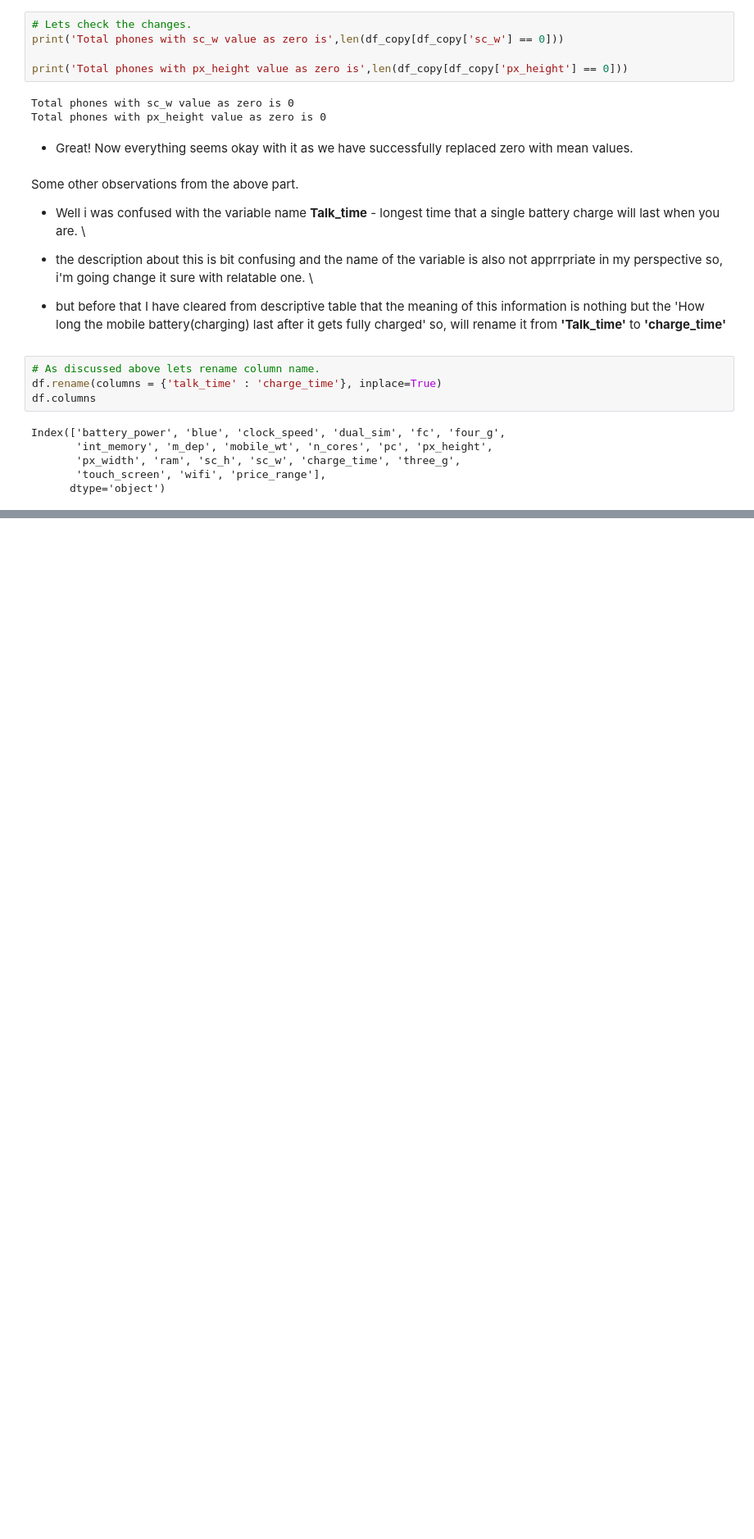
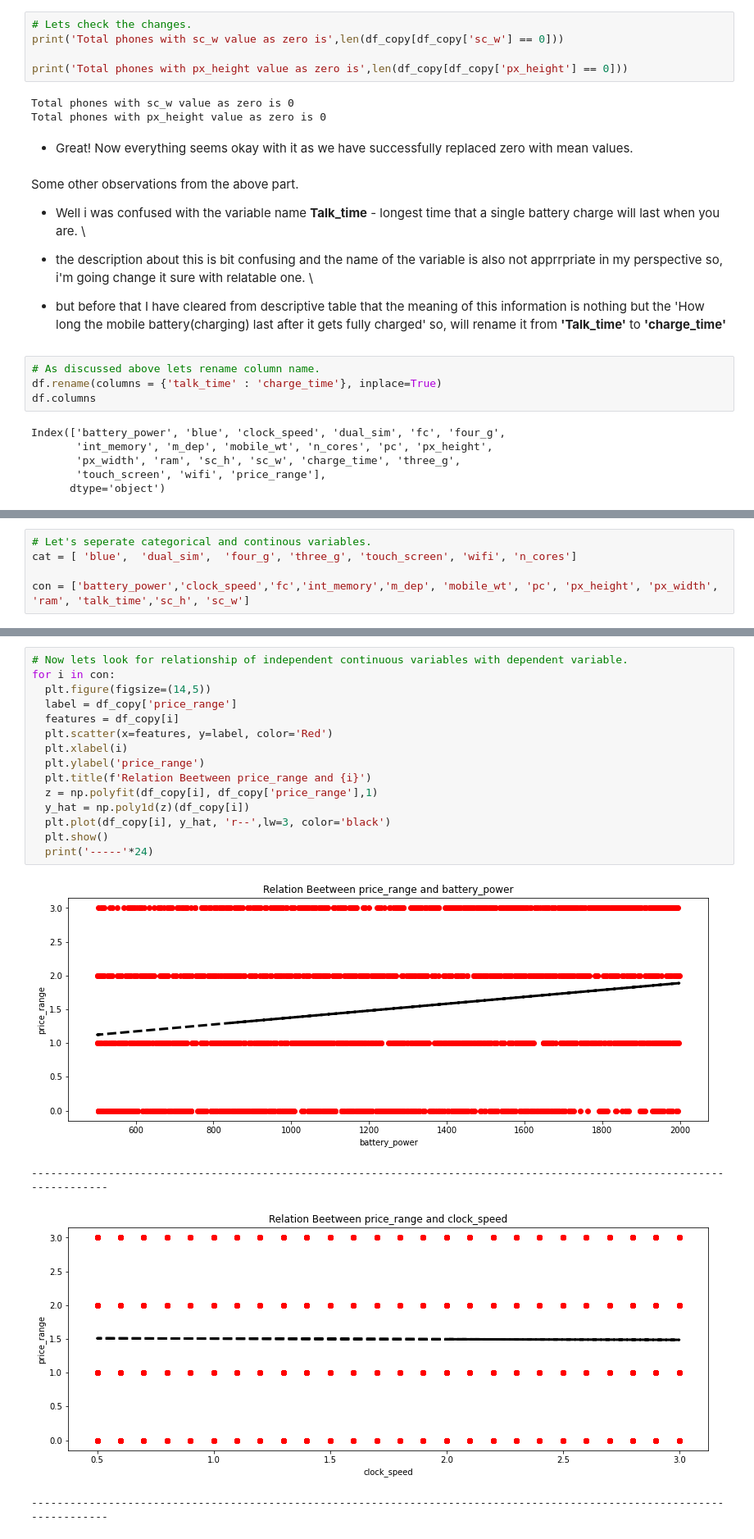
Before and after one commit to Akshay069/Mobile-Price-Range-Prediction, a Jupyter notebook: Mobile_Price_Prediction.ipynb, the cells around one changed output, grey strips where cells are left out. Shown at 82% size. Saved outputs shown, nothing was run; the diff lists cells and outputs as text; blank space fills up the shorter version.

```diff
--- a/Mobile_Price_Prediction.ipynb
+++ b/Mobile_Price_Prediction.ipynb
@@ -182,0 +253,5 @@ Index(['battery_power', 'blue', 'clock_speed', 'dual_sim', 'fc', 'four_g',
+# %%
+# Let's seperate categorical and continous variables.
+cat = [ 'blue',  'dual_sim',  'four_g', 'three_g', 'touch_screen', 'wifi', 'n_cores']
+
+con = ['battery_power','clock_speed','fc','int_memory','m_dep', 'mobile_wt', 'pc', 'px_height', 'px_width', 'ram', 'talk_time','sc_h', 'sc_w']
@@ -182,0 +261,20 @@ Index(['battery_power', 'blue', 'clock_speed', 'dual_sim', 'fc', 'four_g',
+# %%
+# Now lets look for relationship of independent continuous variables with dependent variable.
+for i in con:
+  plt.figure(figsize=(14,5))
+  label = df_copy['price_range']
+  features = df_copy[i]
+  plt.scatter(x=features, y=label, color='Red')
+  plt.xlabel(i)
+  plt.ylabel('price_range')
+  plt.title(f'Relation Beetween price_range and {i}')
+  z = np.polyfit(df_copy[i], df_copy['price_range'],1)
+  y_hat = np.poly1d(z)(df_copy[i])
+  plt.plot(df_copy[i], y_hat, 'r--',lw=3, color='black')
+  plt.show()
+  print('-----'*24)
+# %% [output]
+[figure, added]
+------------------------------------------------------------------------------------------------------------------------
+[figure, added]
+------------------------------------------------------------------------------------------------------------------------
```
Also changed, not shown: parts of 34 cells of this notebook.
